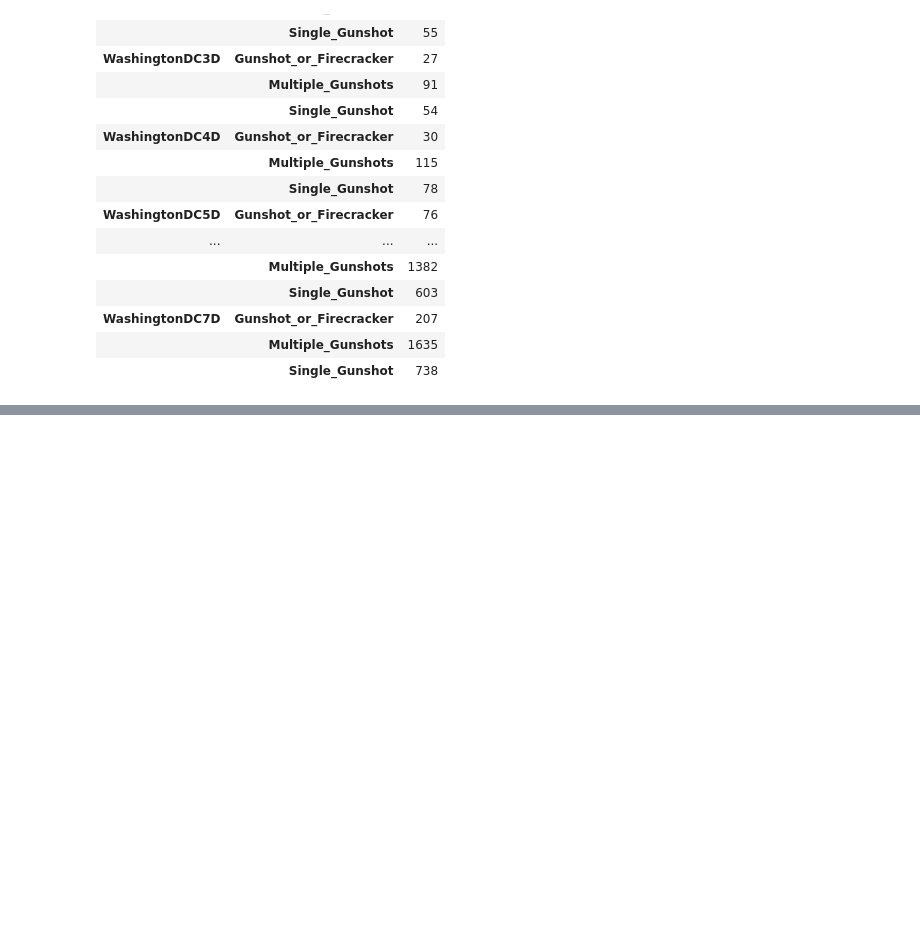
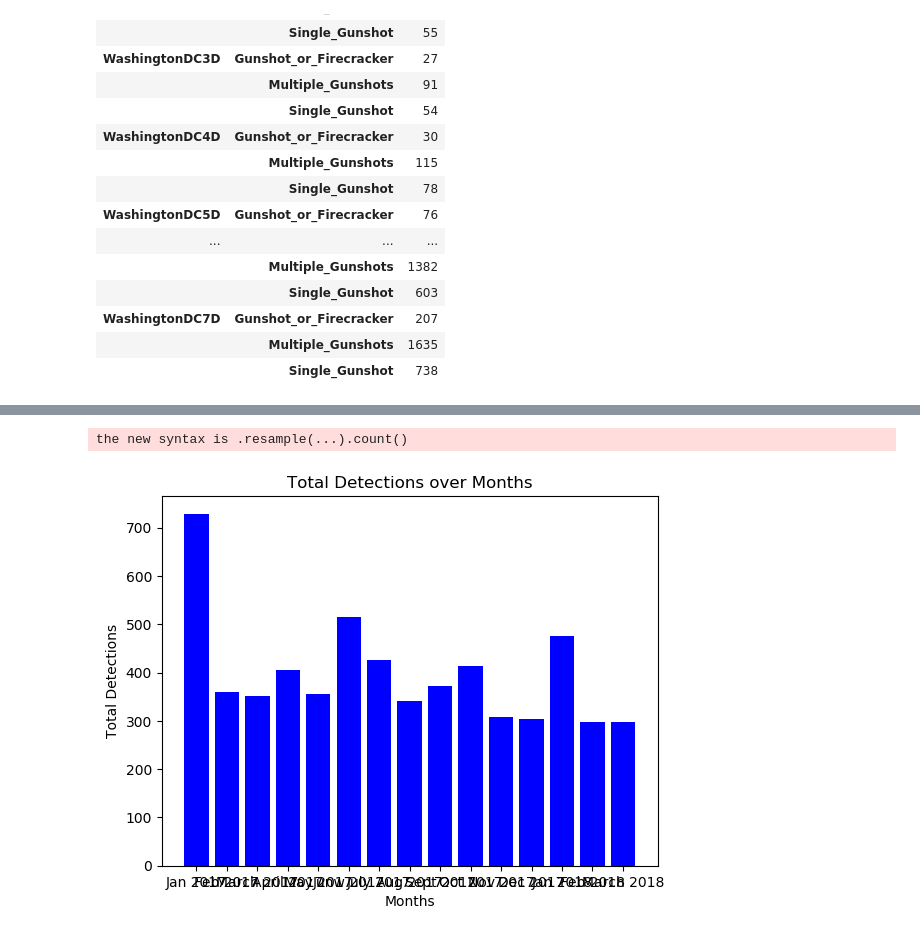
Before and after one commit to CarlosMurguia/shotspotterdata, a Jupyter notebook: project.ipynb, the cells around one changed output, grey strips where cells are left out. Cells and saved outputs as stored; diff of their text form; code cells hidden in the pictures; blank space fills up the shorter version.

```diff
--- a/project.ipynb
+++ b/project.ipynb
@@ -193,0 +232,30 @@ shootingdata
+# %%
+# Create bar chart to compare dectections made throughout each month of the data set
+df["_id"] = pd.to_datetime(df["Date"])
+
+df['Date'] = df["_id"].apply( lambda df :
+datetime.datetime(year=df.year, month=df.month, day=df.day))
+df.set_index(df["Date"],inplace=True)
+
+d2 = df['ID'].resample('M', how='count')
+
+date_df = pd.DataFrame(data=d2)
+
+x_labels = ["Jan 2017", "Feb 2017", "March 2017", "April 2017",
+            "May 2017", "Junw 2017", "July 2017", "Aug 2017",
+            "Sept 2017", "Oct 2017", "Nov 2017", "Dec 2017",
+            "Jan 2018", "Feb 2018", "March 2018"]
+
+mon_totals = date_df['ID']
+plt.bar(x_labels, mon_totals, color="b", align="center")
+
+plt.title("Total Detections over Months")
+plt.xlabel("Months")
+plt.ylabel("Total Detections")
+
+plt.savefig("Resources/DetectionsbyMonth.svg")
+plt.savefig("Resources/DetectionsbyMonth.png")
+plt.show()
+# %% [output]
+the new syntax is .resample(...).count()
+[figure, added]
```
Also changed, not shown: parts of 20 cells of this notebook.
